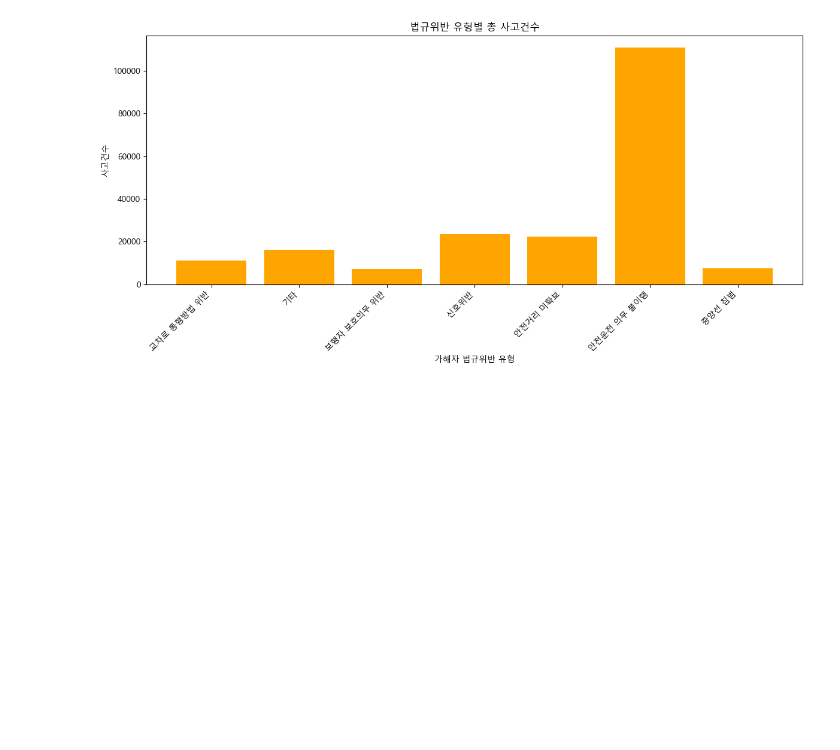
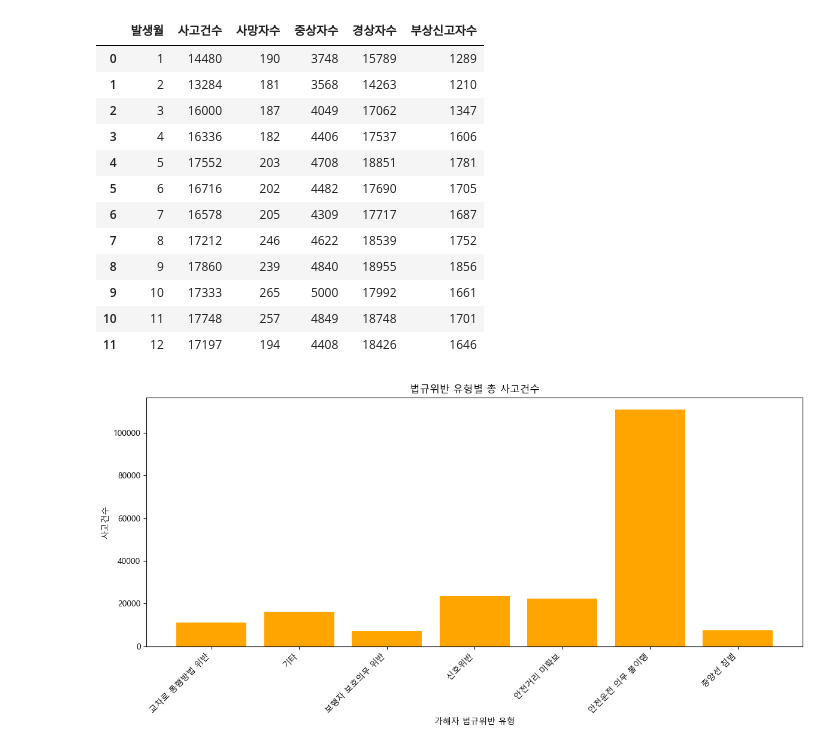
Before and after one commit to irisyshin/hipython_rep, a Jupyter notebook: mini_project_s1/data_analyse.ipynb, the cells around one changed output. Saved outputs shown, nothing was run; the diff lists cells and outputs as text; code cells hidden in the pictures; blank space fills up the shorter version.

```diff
--- a/mini_project_s1/data_analyse.ipynb
+++ b/mini_project_s1/data_analyse.ipynb
@@ -0,0 +35,4 @@
+# %%
+# 데이터 불러오기
+df_acc = pd.read_csv("./dataset/한국도로교통공단_월별 주야별 교통사고 통계_20231231.csv", encoding='cp949')
+df_acc.head()
@@ -0,0 +66,19 @@
+# %%
+# 주야 통합 사고건수 집계
+acc_monthly_total = df_acc.groupby('발생월')[['사고건수', '사망자수', '중상자수', '경상자수', '부상신고자수']].sum().reset_index()
+
+acc_monthly_total
+# %% [output]
+|  | 발생월 | 사고건수 | 사망자수 | 중상자수 | 경상자수 | 부상신고자수 |
+| 0 | 1 | 14480 | 190 | 3748 | 15789 | 1289 |
+| 1 | 2 | 13284 | 181 | 3568 | 14263 | 1210 |
+| 2 | 3 | 16000 | 187 | 4049 | 17062 | 1347 |
+| 3 | 4 | 16336 | 182 | 4406 | 17537 | 1606 |
+| 4 | 5 | 17552 | 203 | 4708 | 18851 | 1781 |
+| 5 | 6 | 16716 | 202 | 4482 | 17690 | 1705 |
+| 6 | 7 | 16578 | 205 | 4309 | 17717 | 1687 |
+| 7 | 8 | 17212 | 246 | 4622 | 18539 | 1752 |
+| 8 | 9 | 17860 | 239 | 4840 | 18955 | 1856 |
+| 9 | 10 | 17333 | 265 | 5000 | 17992 | 1661 |
+| 10 | 11 | 17748 | 257 | 4849 | 18748 | 1701 |
+| 11 | 12 | 17197 | 194 | 4408 | 18426 | 1646 |
```
Also changed, not shown: parts of 7 cells of this notebook.
